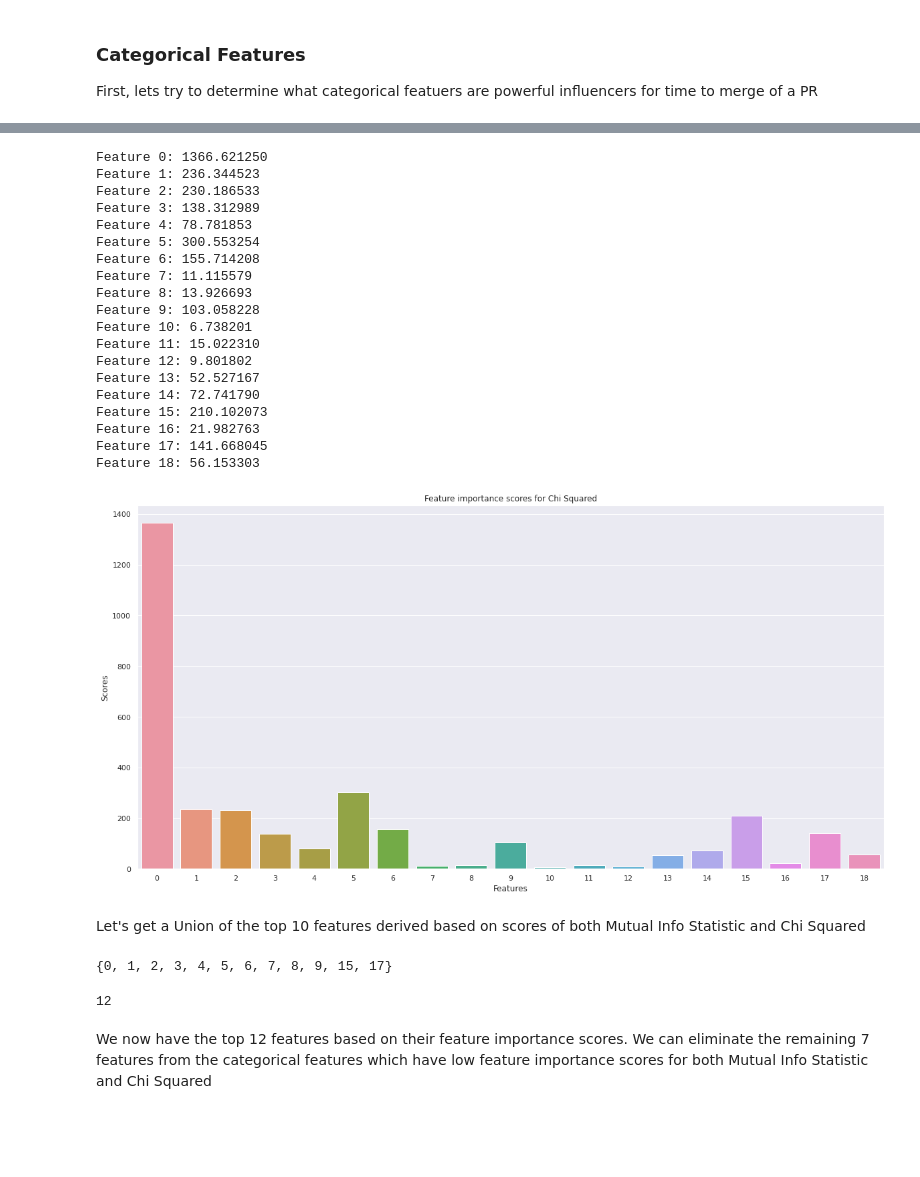
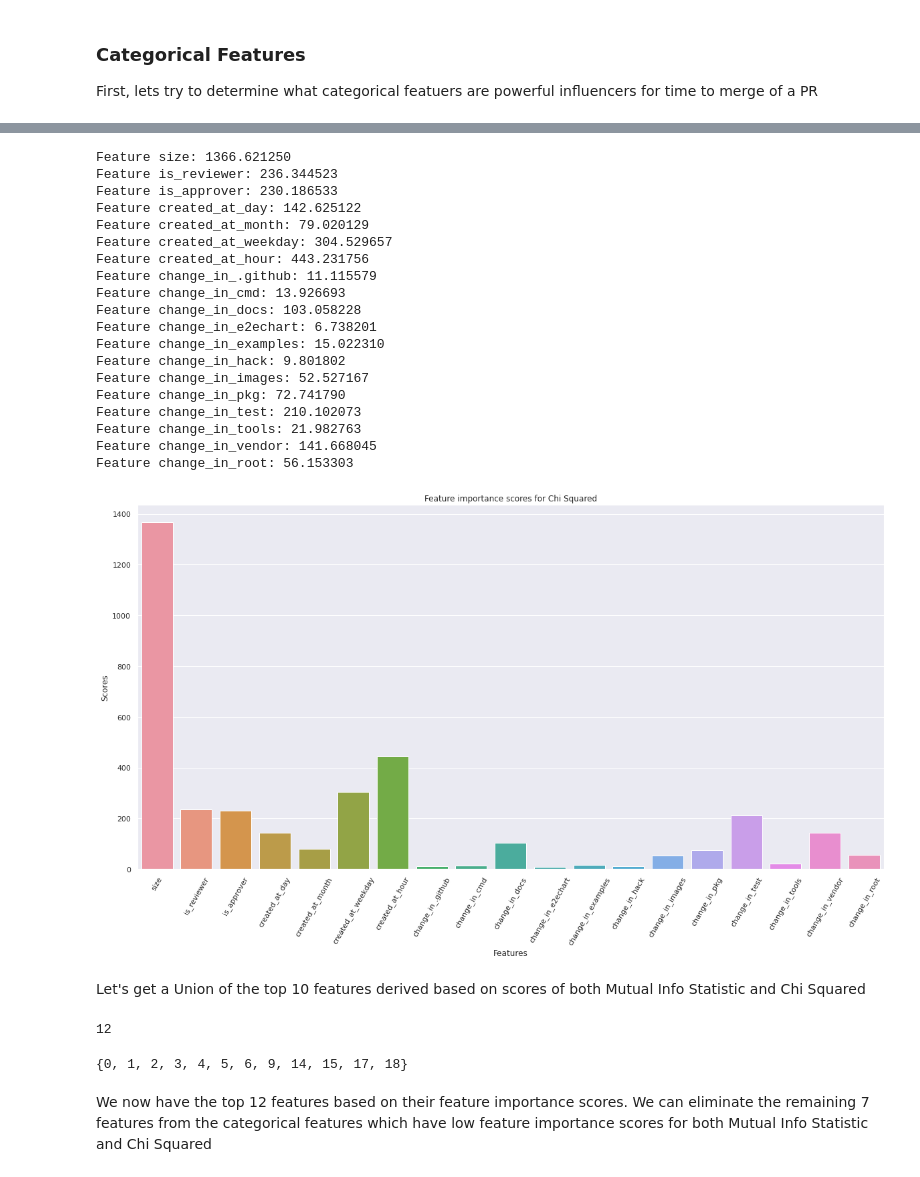
Before and after one commit to chauhankaranraj/ocp-ci-analysis, a Jupyter notebook: notebooks/data-sources/oc-github-repo/github_PR_EDA.ipynb, the cells around one changed output, grey strips where cells are left out. Saved outputs shown, nothing was run; the diff lists cells and outputs as text; code cells hidden in the pictures; blank space fills up the shorter version.

```diff
--- a/notebooks/data-sources/oc-github-repo/github_PR_EDA.ipynb
+++ b/notebooks/data-sources/oc-github-repo/github_PR_EDA.ipynb
@@ -904,7 +875,7 @@ Name: time_to_merge, dtype: float64
 # %%
 def get_ttm_class(ttm):
     """
-    Assign a ttm "class" / "category" / "bin" to a numerical ttm value
+    Assign a ttm "class" / "category" / "bin" to the input numerical ttm value
     E.g. if the time to merge was 1.5 hours, this function will return
     class "0" which represents "merged in 0-3 hours"
     """
@@ -1043,35 +1019,37 @@ top_mis = fs.scores_.argsort()[-10:][::-1]
 X_fs, fs = select_features(X, y, chi2)
 # %%
 for i in range(len(fs.scores_)):
-    print("Feature %d: %f" % (i, fs.scores_[i]))
+    print("Feature %s: %f" % (X.columns[i], fs.scores_[i]))
 # %% [output]
-Feature 0: 1366.621250
-Feature 1: 236.344523
-Feature 2: 230.186533
-Feature 3: 138.312989
-Feature 4: 78.781853
-Feature 5: 300.553254
-Feature 6: 155.714208
-Feature 7: 11.115579
-Feature 8: 13.926693
-Feature 9: 103.058228
-Feature 10: 6.738201
-Feature 11: 15.022310
-Feature 12: 9.801802
-Feature 13: 52.527167
-Feature 14: 72.741790
-Feature 15: 210.102073
-Feature 16: 21.982763
-Feature 17: 141.668045
-Feature 18: 56.153303
+Feature size: 1366.621250
+Feature is_reviewer: 236.344523
+Feature is_approver: 230.186533
+Feature created_at_day: 142.625122
+Feature created_at_month: 79.020129
+Feature created_at_weekday: 304.529657
+Feature created_at_hour: 443.231756
+Feature change_in_.github: 11.115579
+Feature change_in_cmd: 13.926693
+Feature change_in_docs: 103.058228
+Feature change_in_e2echart: 6.738201
+Feature change_in_examples: 15.022310
+Feature change_in_hack: 9.801802
+Feature change_in_images: 52.527167
+Feature change_in_pkg: 72.741790
+Feature change_in_test: 210.102073
+Feature change_in_tools: 21.982763
+Feature change_in_vendor: 141.668045
+Feature change_in_root: 56.153303
 # %%
-sns.barplot(x=[i for i in range(len(fs.scores_))], y=fs.scores_)
+# visualize scores of all features
+sns.barplot(x=X.columns, y=fs.scores_)
 plt.title("Feature importance scores for Chi Squared")
+plt.xticks(rotation=60)
 plt.xlabel("Features")
 plt.ylabel("Scores")
 plt.show()
 # %% [output]
-[figure, old version]
+[figure, new version]
 # %%
 # Lets get a list of the top 10 feature indices based on Chi Sq feature scores
 top_chi2 = fs.scores_.argsort()[-10:][::-1]
@@ -1079,14 +1057,11 @@ top_chi2 = fs.scores_.argsort()[-10:][::-1]
 Let's get a Union of the top 10 features derived based on scores of both Mutual Info Statistic and Chi Squared
 # %%
 union = set(top_mis).union(set(top_chi2))
+print(len(union))
+union
+# %% [output]
+12
+{0, 1, 2, 3, 4, 5, 6, 9, 14, 15, 17, 18}
-# %%
-union
-# %% [output]
-{0, 1, 2, 3, 4, 5, 6, 7, 8, 9, 15, 17}
-# %%
-len(union)
-# %% [output]
-12
 # %% [markdown]
 We now have the top 12 features based on their feature importance scores. We can eliminate the remaining 7 features from the categorical features which have low feature importance scores for both  Mutual Info Statistic and Chi Squared
 # %%
```
Also changed, not shown: parts of 29 cells of this notebook.
